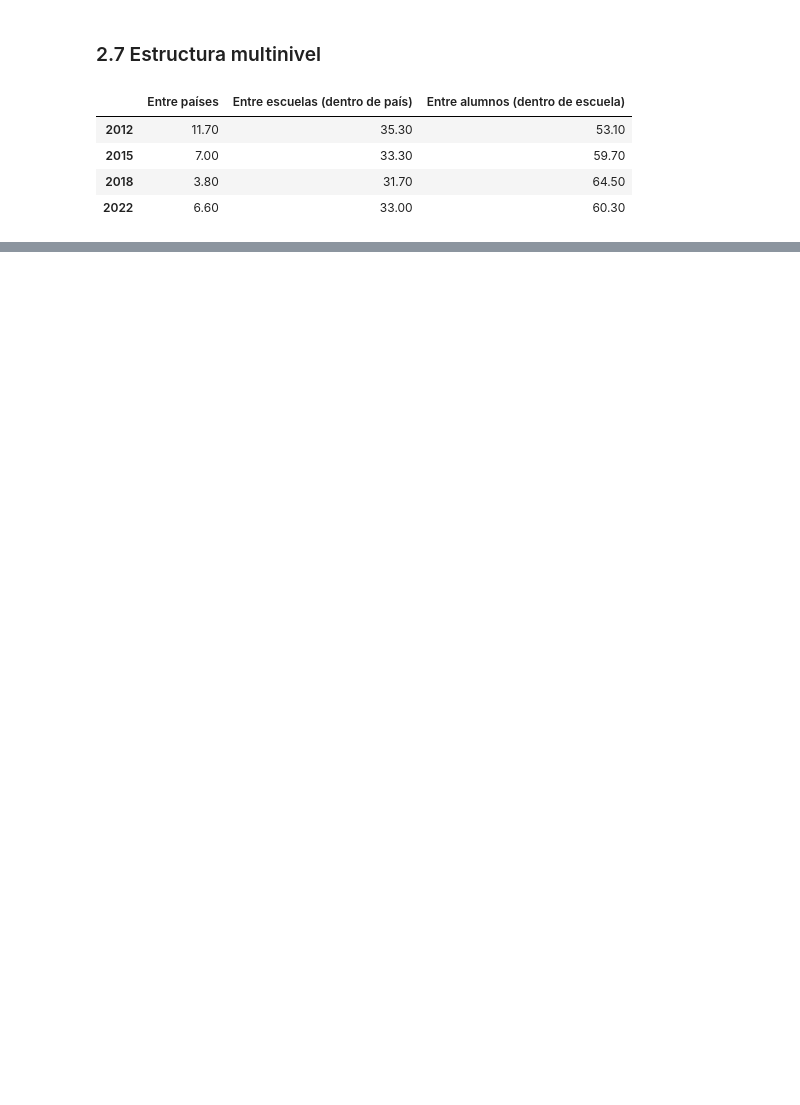
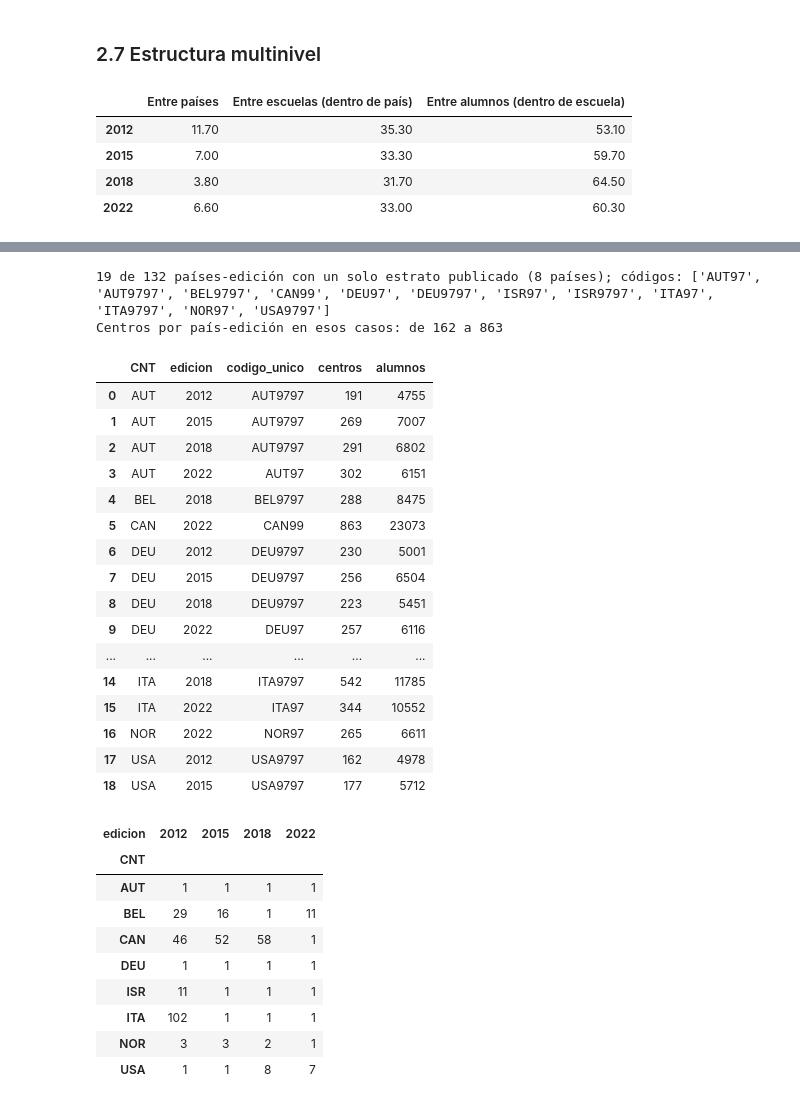
Before and after one commit to musero55/tfm_data_science, a Jupyter notebook: notebooks/fase_1_data_ingestion_eda/01_EDA_por_edicion.ipynb, the cells around one changed output, grey strips where cells are left out. Saved outputs shown, nothing was run; the diff lists cells and outputs as text; code cells hidden in the pictures; blank space fills up the shorter version.

```diff
--- a/notebooks/fase_1_data_ingestion_eda/01_EDA_por_edicion.ipynb
+++ b/notebooks/fase_1_data_ingestion_eda/01_EDA_por_edicion.ipynb
@@ -677,0 +682,51 @@ pd.DataFrame(varianza_por_edicion).T.round(1)
+# %%
+# Estratos distintos por país y edición, en las tablas maestras completas (no en la vista de análisis)
+filas_estratos = []
+for año in EDICIONES:
+    ruta_est, _ = rutas_datos_anuales(RUTA_RAW_BASE, año)
+    alumnos = pd.read_parquet(ruta_est, columns=['CNT', 'STRATUM', 'CNTSCHID'])
+    alumnos['STRATUM'] = alumnos['STRATUM'].astype(str)
+    por_pais = alumnos.groupby('CNT').agg(estratos=('STRATUM', 'nunique'), centros=('CNTSCHID', 'nunique'), alumnos=('STRATUM', 'size'),
+                                          codigo_unico=('STRATUM', lambda codigos: codigos.iloc[0] if codigos.nunique() == 1 else ''))
+    filas_estratos.append(por_pais.assign(edicion=año).reset_index())
+estratos_por_pais = pd.concat(filas_estratos, ignore_index=True)
+
+sin_publicar = estratos_por_pais[estratos_por_pais['estratos'] == 1].sort_values(['CNT', 'edicion']).reset_index(drop=True)
+print(f'{len(sin_publicar)} de {len(estratos_por_pais)} países-edición con un solo estrato publicado '
+      f'({sin_publicar["CNT"].nunique()} países); códigos: {sorted(sin_publicar["codigo_unico"].unique())}')
+print(f'Centros por país-edición en esos casos: de {sin_publicar["centros"].min()} a {sin_publicar["centros"].max()}')
+display(sin_publicar[['CNT', 'edicion', 'codigo_unico', 'centros', 'alumnos']])
+
+# Estratos por país y edición: los países que no publican la estratificación en alguna edición
+paises_afectados = sorted(sin_publicar['CNT'].unique())
+estratos_por_pais.pivot(index='CNT', columns='edicion', values='estratos').loc[paises_afectados]
+# %% [output]
+19 de 132 países-edición con un solo estrato publicado (8 países); códigos: ['AUT97', 'AUT9797', 'BEL9797', 'CAN99', 'DEU97', 'DEU9797', 'ISR97', 'ISR9797', 'ITA97', 'ITA9797', 'NOR97', 'USA9797']
+Centros por país-edición en esos casos: de 162 a 863
+|  | CNT | edicion | codigo_unico | centros | alumnos |
+| 0 | AUT | 2012 | AUT9797 | 191 | 4755 |
+| 1 | AUT | 2015 | AUT9797 | 269 | 7007 |
+| 2 | AUT | 2018 | AUT9797 | 291 | 6802 |
+| 3 | AUT | 2022 | AUT97 | 302 | 6151 |
+| 4 | BEL | 2018 | BEL9797 | 288 | 8475 |
+| 5 | CAN | 2022 | CAN99 | 863 | 23073 |
+| 6 | DEU | 2012 | DEU9797 | 230 | 5001 |
+| 7 | DEU | 2015 | DEU9797 | 256 | 6504 |
+| 8 | DEU | 2018 | DEU9797 | 223 | 5451 |
+| 9 | DEU | 2022 | DEU97 | 257 | 6116 |
+| ... | ... | ... | ... | ... | ... |
+| 14 | ITA | 2018 | ITA9797 | 542 | 11785 |
+| 15 | ITA | 2022 | ITA97 | 344 | 10552 |
+| 16 | NOR | 2022 | NOR97 | 265 | 6611 |
+| 17 | USA | 2012 | USA9797 | 162 | 4978 |
+| 18 | USA | 2015 | USA9797 | 177 | 5712 |
+| edicion | 2012 | 2015 | 2018 | 2022 |
+| CNT |  |  |  |  |
+| AUT | 1 | 1 | 1 | 1 |
+| BEL | 29 | 16 | 1 | 11 |
+| CAN | 46 | 52 | 58 | 1 |
+| DEU | 1 | 1 | 1 | 1 |
+| ISR | 11 | 1 | 1 | 1 |
+| ITA | 102 | 1 | 1 | 1 |
+| NOR | 3 | 3 | 2 | 1 |
+| USA | 1 | 1 | 8 | 7 |
```
Also changed, not shown: parts of 3 cells of this notebook, 15 other files.
